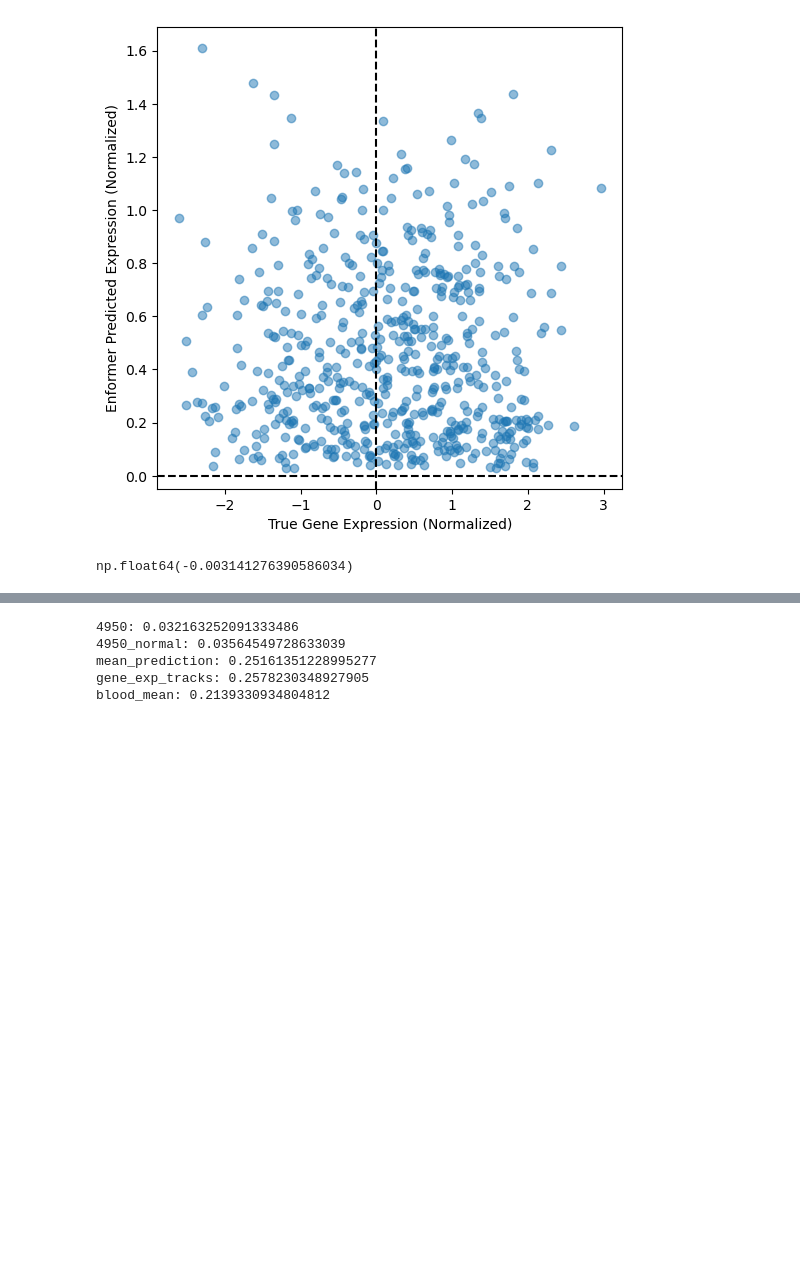
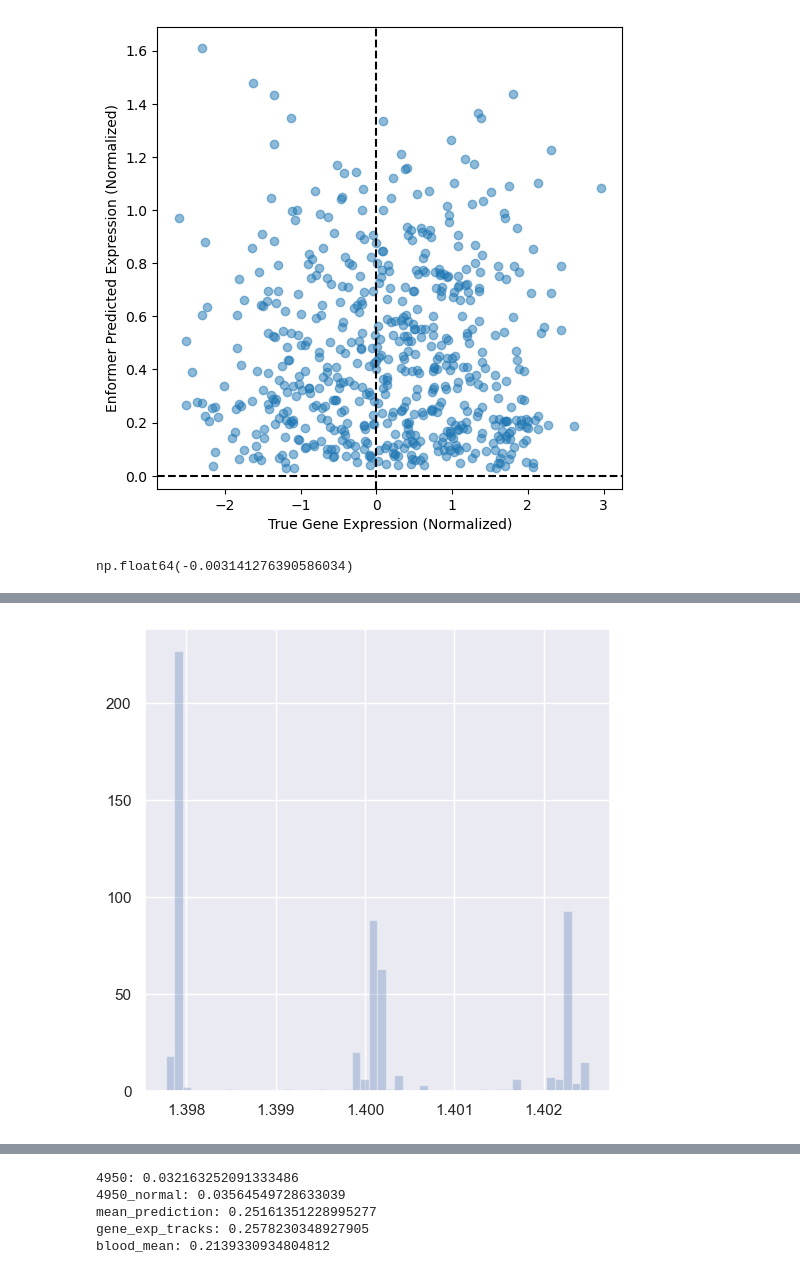
Before and after one commit to Kevinxsn/deep_learning_and_gene_expression, a Jupyter notebook: gtex-Copy1.ipynb, the cells around one changed output, grey strips where cells are left out. Saved outputs shown, nothing was run; the diff lists cells and outputs as text; code cells hidden in the pictures; blank space fills up the shorter version.

```diff
--- a/gtex-Copy1.ipynb
+++ b/gtex-Copy1.ipynb
@@ -339,0 +326,3 @@ e = pd.read_pickle('./data_/sum_stats_chr1_gtex111ys.pkl')
+# %%
+f = pd.read_pickle('./data_/sum_stats_gene447.pkl')
+f
@@ -339,0 +343,7 @@ e = pd.read_pickle('./data_/sum_stats_chr1_gtex111ys.pkl')
+# %%
+sns.set(font_scale=1)
+plt.figure(figsize=(6, 6))
+plt.hist(f['mean_prediction'], bins=50, alpha=0.3)
+plt.show()
+# %% [output]
+[figure, added]
```
Also changed, not shown: parts of 56 cells of this notebook.
